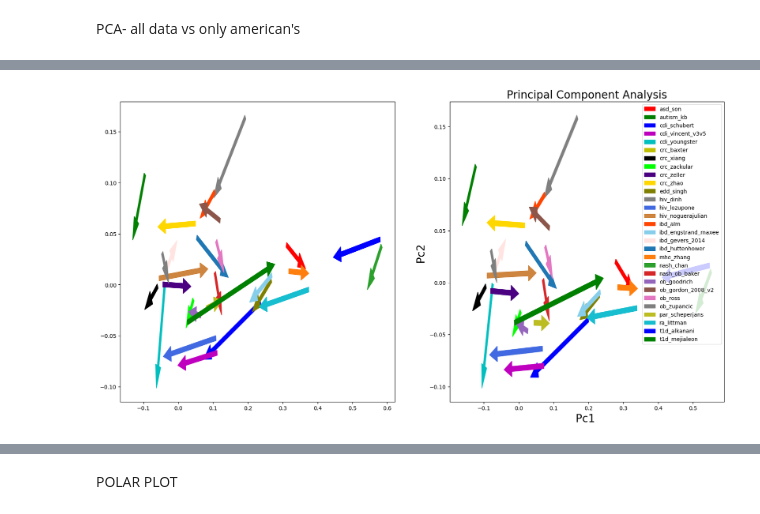
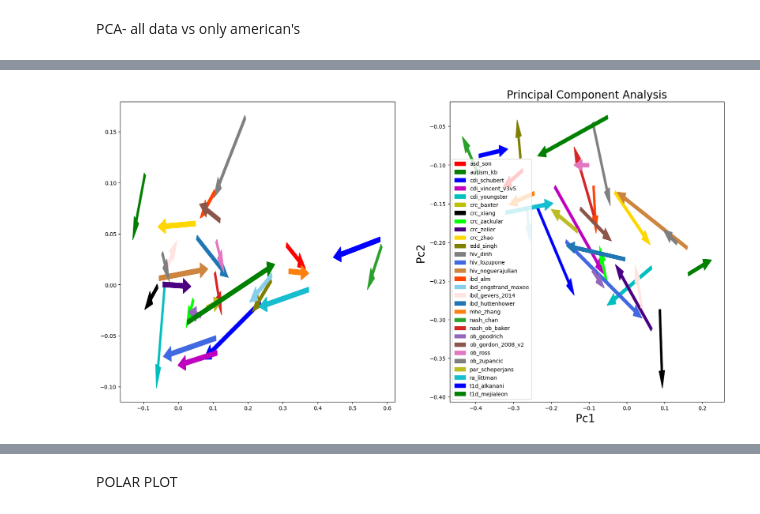
Before and after one commit to talnof1/microbiome_dysbiosis, a Jupyter notebook: american_gut/american_gut_pca.ipynb, the cells around one changed output, grey strips where cells are left out. Cells and saved outputs as stored; diff of their text form; code cells hidden in the pictures.

```diff
--- a/american_gut/american_gut_pca.ipynb
+++ b/american_gut/american_gut_pca.ipynb
@@ -231,2 +181,2 @@ bc_pc = pcoa(bc_dm)
 # %%
-pcoa_comp = bc_pc.samples.loc[9509:, ['PC1'	,'PC2']].reset_index().drop('index', axis=1)
+pcoa_comp = bc_pc.samples.loc[:4616, ['PC1'	,'PC2']]
@@ -249,2 +182,0 @@ dataHD
-# %%
-dataHD.drop([1330, 1331, 4006], inplace=True)
@@ -308,5 +188,3 @@ pcoa_comp
-# %%
-pcoa_comp.index = dataHD_filtered.index
 # %%
 from sklearn.manifold import MDS
 from sklearn.metrics import pairwise_distances
@@ -368,3 +259,5 @@ explained variance:  0.5197981346936755
+# %%
+pca_HD3 = pd.DataFrame(data= pcoa_comp.values, columns= ['Pc1', 'Pc2'])
 # %% [markdown]
 PCA- fit only american
 # %%
@@ -411,7 +285,7 @@ disease_map
 %matplotlib inline
 
 fig, axes = plt.subplots(nrows=1, ncols=2, figsize=(20,10))
-itr = [pca_HD1, pca_HD2]
+itr = [pca_HD1, pca_HD3]
 polar_data = dict()
 for i, pca_HD in enumerate(itr):
     plt.xlabel('Pc1 ', fontsize=20)
@@ -420,34 +294,34 @@ for i, pca_HD in enumerate(itr):
     targets = np.array([[[name, 'H'], [name,'D']] for name in all_names])
     targets = targets.reshape((-1,2))
     # targets = [["huttenhower", "H"],["huttenhower", "D"], ["gevers", "H"],["gevers", "D"], ["youngster", "H"],["youngster", "D"], ["schubert", "H"],["schubert", "D"],["vincent", "H"],["vincent", "D"],["asd", "H"],["asd", "D"],["autism", "H"],["autism", "D"],["ross", "H"],["ross", "D"],["littman", "H"],["littman", "D"],["alkanani", "H"],["alkanani", "D"],["xiang", "H"],["xiang", "D"],["zackular", "H"],["zackular", "D"],["zeller", "H"],["zeller", "D"],["zhao", "H"],["zhao", "D"],["singh", "H"],["singh", "D"],["dinh", "H"],["dinh", "D"],["lozupone", "H"],["lozupone", "D"]]
     colors = ['r', 'r', 'g', 'g', 'b', 'b','m', 'm', 'c', 'c','y','y','k','k','lime','lime','indigo','indigo','gold','gold','olive','olive','grey','grey','royalblue','royalblue','peru','peru','orangered','orangered','skyblue','skyblue','mistyrose','mistyrose', '#1f77b4','#1f77b4','#ff7f0e', '#ff7f0e','#2ca02c', '#2ca02c','#d62728', '#d62728','#9467bd', '#9467bd', '#8c564b','#8c564b','#e377c2', '#e377c2', '#7f7f7f','#7f7f7f','#bcbd22', '#bcbd22', '#17becf','#17becf', 'b', 'b', 'g', 'g']
     arrows, var_x, var_y, angles, sizes = [], [], [], [], []
     # axes[i].scatter(pca_americans1.loc[:,'Pc1'], pca_americans1.loc[:,'Pc2'],marker='.',s=2, color= 'g')
     for target, color in zip(targets,colors):
         indicesToKeep = (dataHD['From'] == target[0]) & (dataHD['State'] == target[1])
         fill = 'none'
         if target[1] == "D":
             fill = color
         x = pca_HD.loc[indicesToKeep.values, 'Pc1'].values.mean()
         y = pca_HD.loc[indicesToKeep.values, 'Pc2'].values.mean()
         x_v = np.var(pca_HD.loc[indicesToKeep.values, 'Pc1'].values)
         y_v = np.var(pca_HD.loc[indicesToKeep.values, 'Pc2'].values)
         var_x.append(x_v)
         var_y.append(y_v)
         arrows.append(x)
         arrows.append(y)
         # axes[i].scatter(pca_HD.loc[indicesToKeep.values, 'Pc1'] , pca_HD.loc[indicesToKeep.values, 'Pc2'], c=fill, edgecolors=color, s=50)
     # find centroids and plotting an arrow
     col = ['r', 'g', 'b', 'm', 'c','y','k','lime','indigo','gold','olive','grey','royalblue','peru','orangered','skyblue','mistyrose', '#1f77b4', '#ff7f0e', '#2ca02c', '#d62728', '#9467bd', '#8c564b', '#e377c2', '#7f7f7f', '#bcbd22', '#17becf', 'b', 'g']
     for j in range(0,len(arrows),4):
         axes[i].arrow(arrows[j], arrows[j+1], arrows[j+2]-arrows[j],arrows[j+3]-arrows[j+1], color=col[j//4], width = 0.005)
         angles.append(math.atan2(arrows[j+3]-arrows[j+1],arrows[j+2]-arrows[j]))
         sizes.append(math.sqrt((arrows[j+2]-arrows[j])**2+(arrows[j+3]-arrows[j+1])**2))
     plt.legend(all_names)
     polar_data[i] = [var_x, var_y, angles, sizes]
 # fig.show()
 # %% [output]
-[figure, old version]
+[figure, new version]
 # %%
 def pca_disease(disease):
     arrows = []
```
Also changed, not shown: parts of 57 cells of this notebook, 5 other files.
